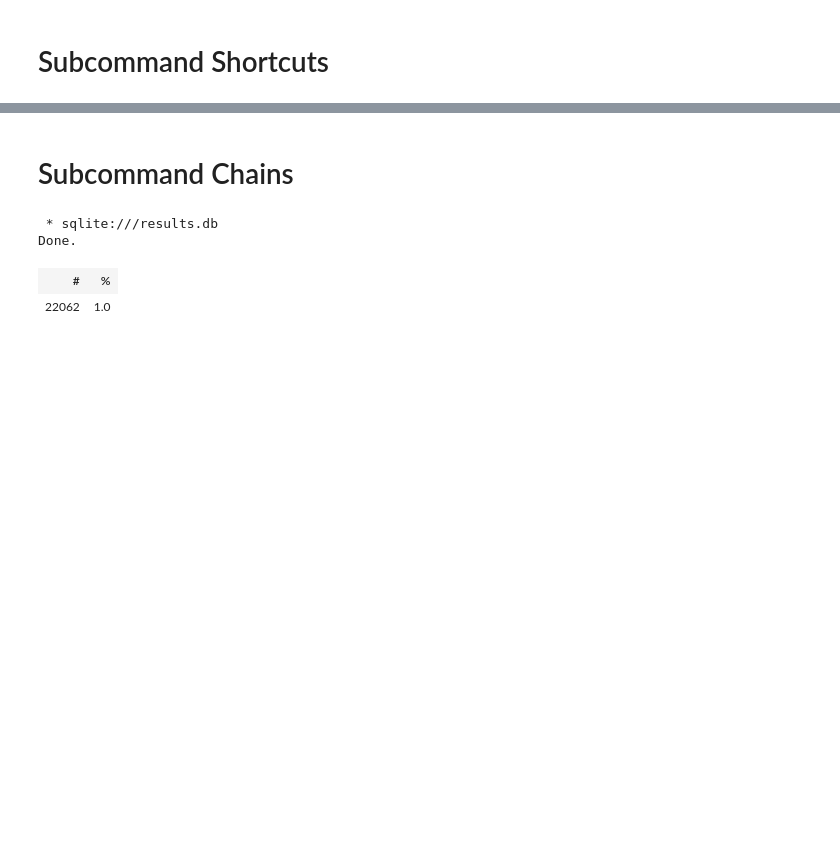
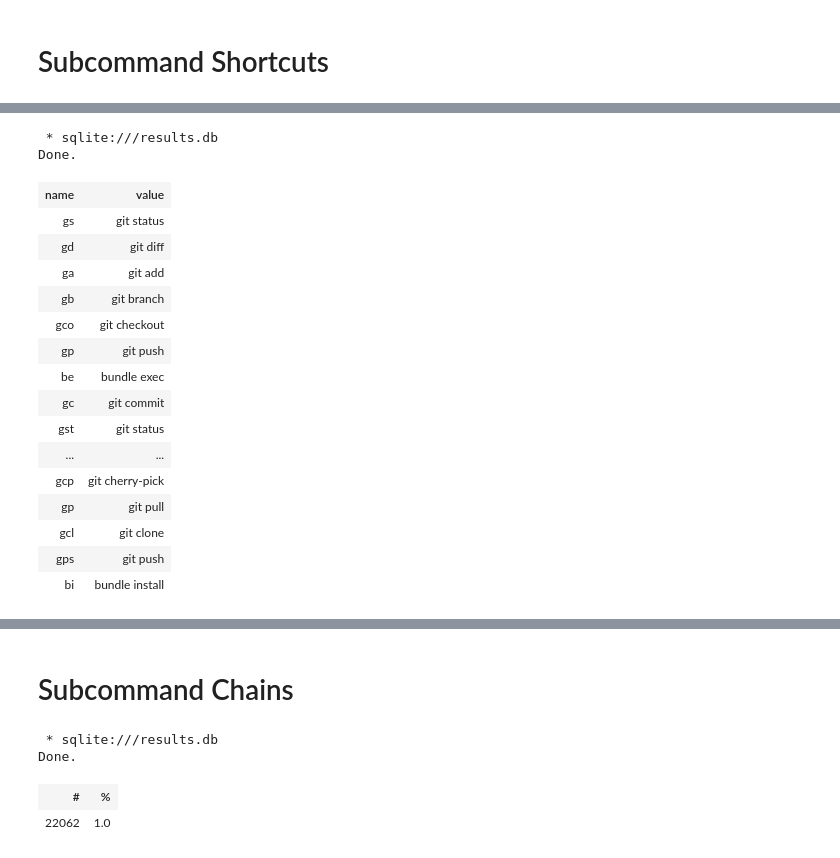
Before and after one commit to ipa-lab/shell-alias-analysis, a Jupyter notebook: notebooks/subcommands.ipynb, the cells around one changed output, grey strips where cells are left out. Drawn from its saved outputs; the diff is of its cells as text; code cells hidden in the pictures; blank space fills up the shorter version.

```diff
--- a/notebooks/subcommands.ipynb
+++ b/notebooks/subcommands.ipynb
@@ -48,0 +55,29 @@ Done.
+# %%
+%%sql
+select alias.name, alias.value
+from alias join command using (alias_id)
+where alias.num_commands = 1
+and command.num_arguments = 1
+and command.name in commands_with_subcommands
+group by alias.name, alias.value
+order by count(*) desc
+limit 20;
+# %% [output]
+ * sqlite:///results.db
+Done.
+| name | value |
+| gs | git status |
+| gd | git diff |
+| ga | git add |
+| gb | git branch |
+| gco | git checkout |
+| gp | git push |
+| be | bundle exec |
+| gc | git commit |
+| gst | git status |
+| ... | ... |
+| gcp | git cherry-pick |
+| gp | git pull |
+| gcl | git clone |
+| gps | git push |
+| bi | bundle install |
```
Also changed, not shown: parts of 3 cells of this notebook, 2 other files.
